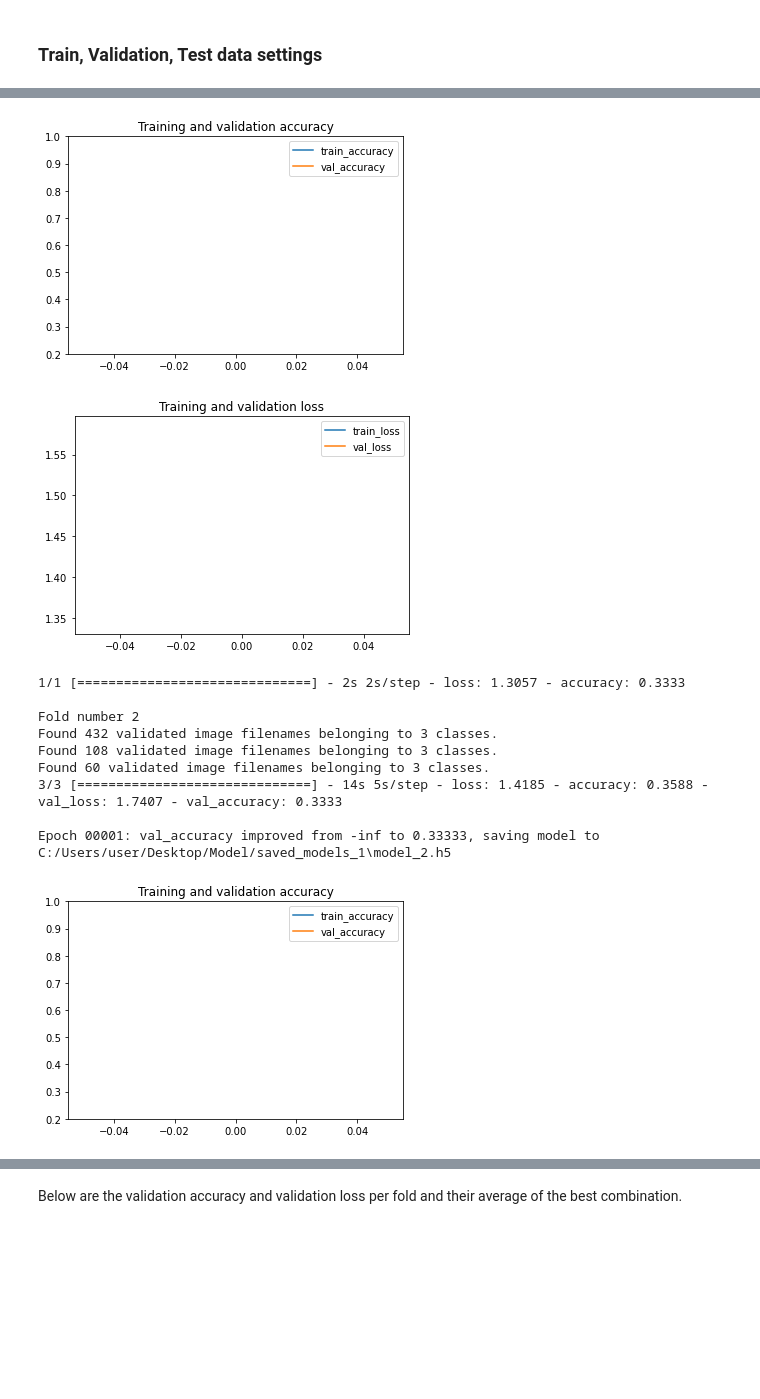
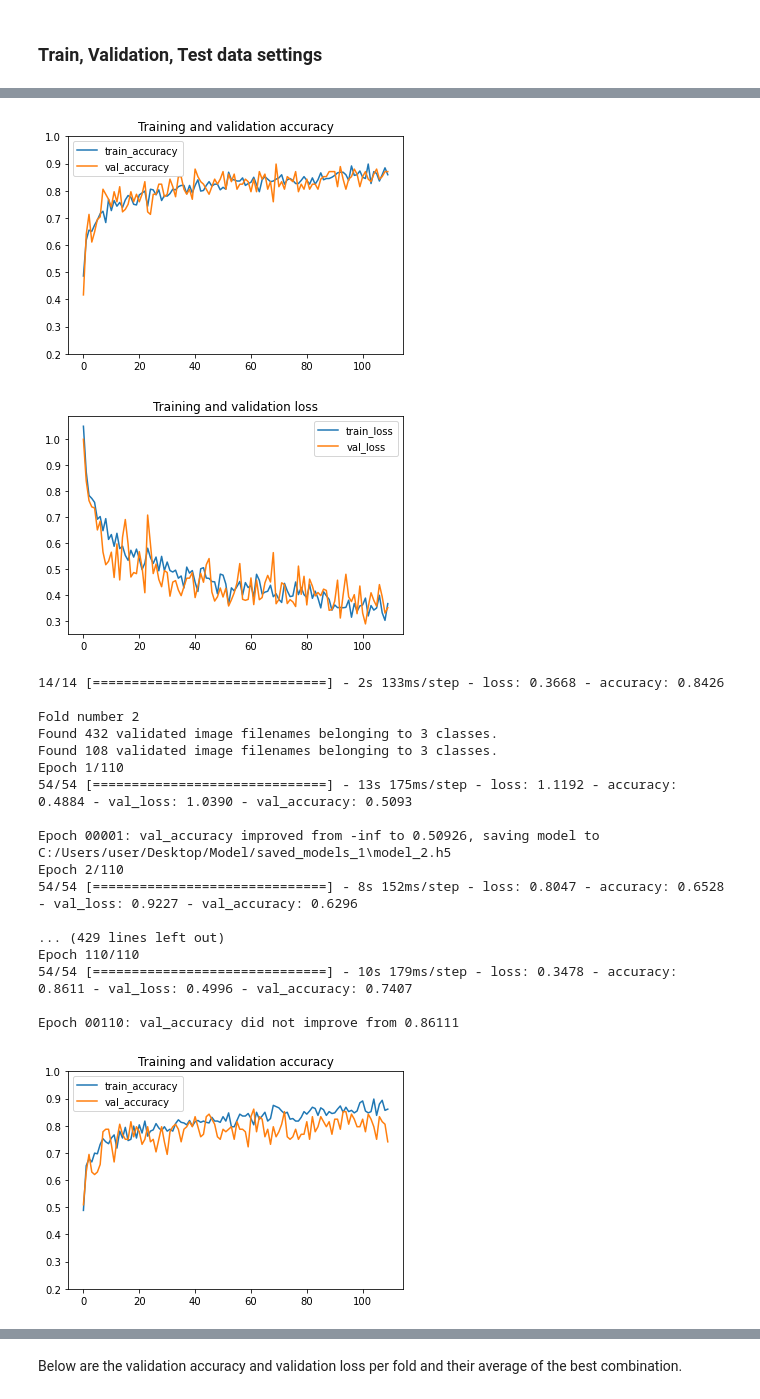
Before and after one commit to lereias/-Egg-Quality-Classification-Based-on-its-Shell-Visual-Property-through-Image-Processing-and-Deep-L, a Jupyter notebook: The Codex of The De Goma.ipynb, the cells around one changed output, grey strips where cells are left out. Drawn from its saved outputs; the diff is of its cells as text; code cells hidden in the pictures; blank space fills up the shorter version.

```diff
--- a/The Codex of The De Goma.ipynb
+++ b/The Codex of The De Goma.ipynb
@@ -373,6 +364,6 @@ We will check the parameters that yielded the best results. A set of values on c
 # %%
-batch_size_arr = [200]                              #batch size
-num_epochs_arr = [1]                                #number of epochs
+batch_size_arr = [8]                                #batch size
+num_epochs_arr = [110]                              #number of epochs
 lr_arr = [0.0001]                                   #learning rate Adamax
 # %% [markdown]
 ### Initialize Variables
@@ -412,5 +403,32 @@ test_dir = directory + "/ToBeUsed/test_set"
 Y = df2[['label']]
 skf = StratifiedKFold(n_splits = 5, random_state = 69, shuffle = True)
 
+#to get the train set images
+trainX = []
+
+for img_path in X_train['filename']:
+    img = im.load_img(img_path, target_size=(224,224))
+    x = im.img_to_array(img)
+    x = np.expand_dims(x, axis=0)
+    x = preprocess_input(x)
+    x = x.reshape(224,224,3)
+    trainX.append(x)
+
+trainX = np.array(trainX)
+
+#to get the test set images
+testX = []
+
+for img_path in X_test['filename']:
+    img = im.load_img(img_path, target_size=(224,224))
+    x = im.img_to_array(img)
+    x = np.expand_dims(x, axis=0)
+    x = preprocess_input(x)
+    x = x.reshape(224,224,3)
+    testX.append(x)
+
+testX = np.array(testX)
+
+ytr = pd.to_numeric(y_train['label'])
 yt = pd.to_numeric(y_test['label'])                #make the labels to integer to get the model metrics
 # %% [markdown]
@@ -475,10 +493,14 @@ for x in range(len(batch_size_arr)):
                                         class_mode = "categorical", target_size = (224,224), batch_size = batch_size_arr[x],
                                             shuffle = True)
 
+                """
                 test_data = df3
 
                 test_data_preprocessed = imgdatagen2.flow_from_dataframe(test_data, directory = test_dir,
-                                         x_col = "filename", y_col = "label")
+                                         x_col = "filename", y_col = "label",
+                                         class_mode = "categorical", target_size = (224,224), batch_size = batch_size_arr[x],
+                                            shuffle = True)
+                """
 
                 full_model = create_model()
                 # Compile the model
@@ -510,8 +532,6 @@ for x in range(len(batch_size_arr)):
                 results = full_model.evaluate(valid_data_generator)
                 results = dict(zip(full_model.metrics_names,results))
 
-                results2 = full_model.predict(valid_data_generator)
-
                 # Store Validation accuracy/loss
                 VALIDATION_ACCURACY.append(results['accuracy'])
                 VALIDATION_LOSS.append(results['loss'])
@@ -521,7 +541,7 @@ for x in range(len(batch_size_arr)):
                 TRAIN_LOSS.append(np.mean(history.history['loss']))
 
                 # Predict test set to get the test accuracy/loss
-                yhat_probs = full_model.predict(test_data_preprocessed, verbose=0)
+                yhat_probs = full_model.predict(testX, verbose=0)
                 yhat_classes = yhat_probs.argmax(axis=-1)
 
                 # Test accuracy and loss score
@@ -560,12 +585,20 @@ Epoch 00001: val_accuracy improved from -inf to 0.33333, saving model to C:/User
-[figure, old version]
+[figure, new version]
-[figure, old version]
+[figure, new version]
-1/1 [==============================] - 2s 2s/step - loss: 1.3057 - accuracy: 0.3333
+14/14 [==============================] - 2s 133ms/step - loss: 0.3668 - accuracy: 0.8426
 
 Fold number 2
 Found 432 validated image filenames belonging to 3 classes.
 Found 108 validated image filenames belonging to 3 classes.
-Found 60 validated image filenames belonging to 3 classes.
-3/3 [==============================] - 14s 5s/step - loss: 1.4185 - accuracy: 0.3588 - val_loss: 1.7407 - val_accuracy: 0.3333
+Epoch 1/110
+54/54 [==============================] - 13s 175ms/step - loss: 1.1192 - accuracy: 0.4884 - val_loss: 1.0390 - val_accuracy: 0.5093
 
-Epoch 00001: val_accuracy improved from -inf to 0.33333, saving model to C:/Users/user/Desktop/Model/saved_models_1\model_2.h5
+Epoch 00001: val_accuracy improved from -inf to 0.50926, saving model to C:/Users/user/Desktop/Model/saved_models_1\model_2.h5
+Epoch 2/110
+54/54 [==============================] - 8s 152ms/step - loss: 0.8047 - accuracy: 0.6528 - val_loss: 0.9227 - val_accuracy: 0.6296
+
+... (429 lines left out)
+Epoch 110/110
+54/54 [==============================] - 10s 179ms/step - loss: 0.3478 - accuracy: 0.8611 - val_loss: 0.4996 - val_accuracy: 0.7407
+
+Epoch 00110: val_accuracy did not improve from 0.86111
-[figure, old version]
+[figure, new version]
```
Also changed, not shown: parts of 47 cells of this notebook.
